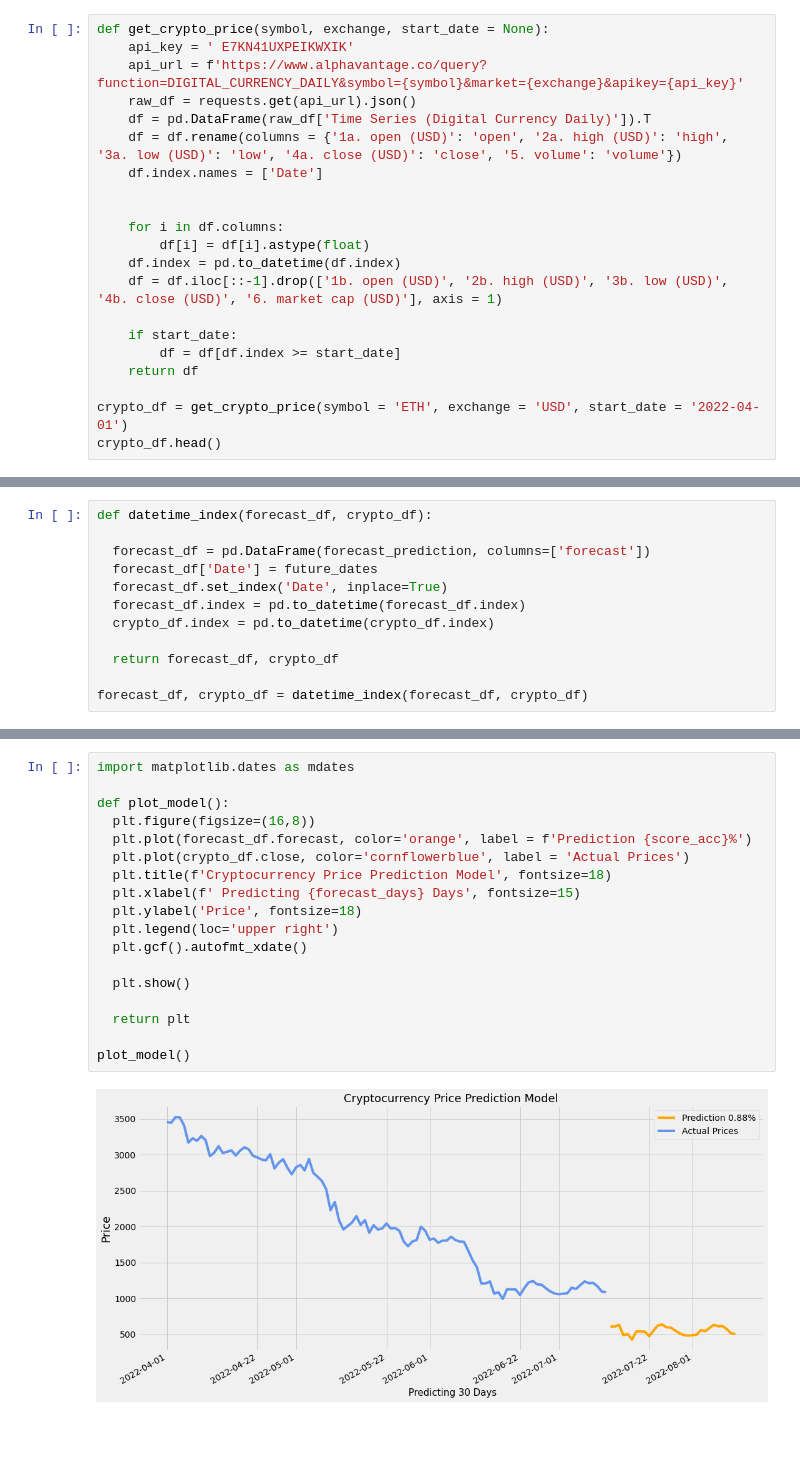
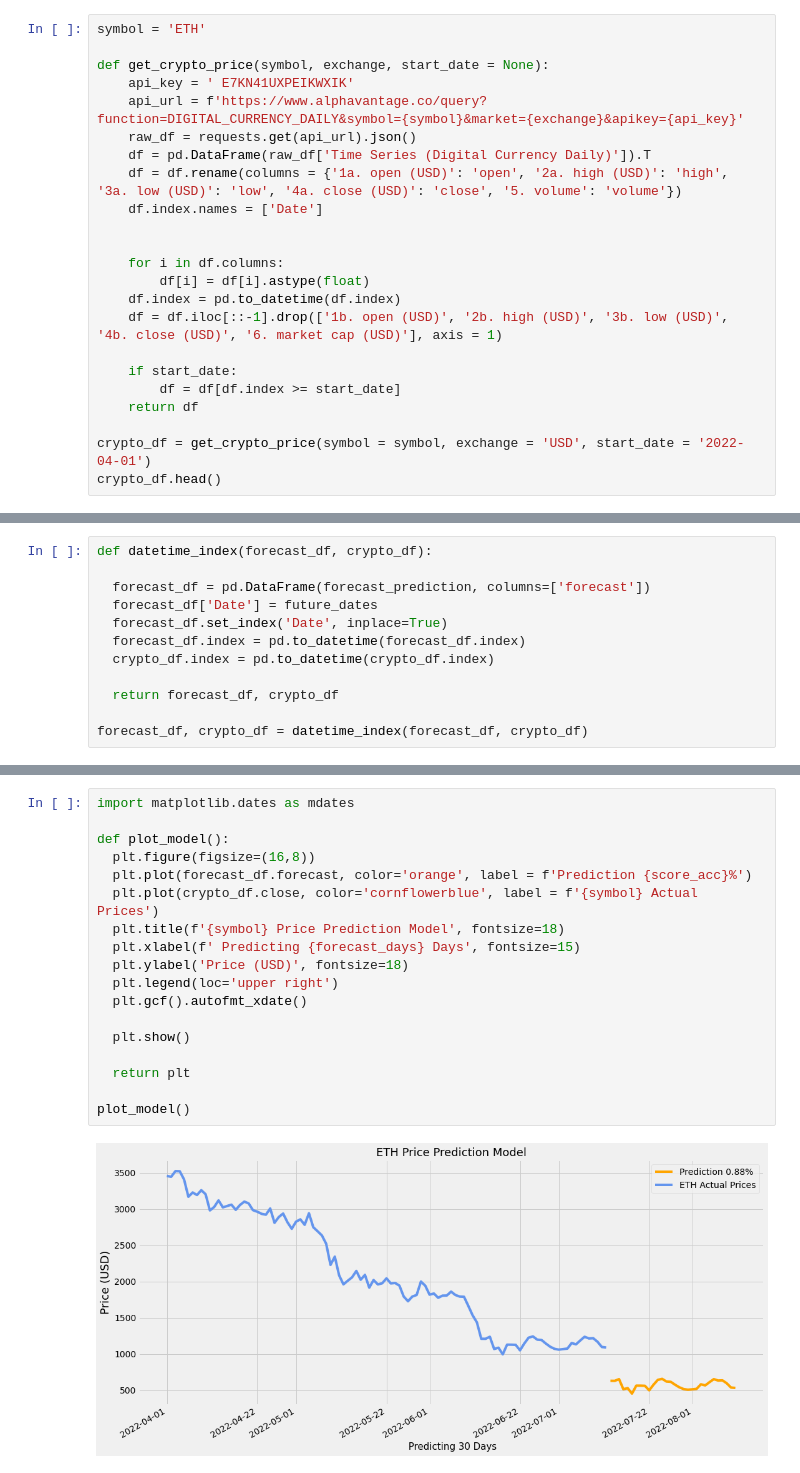
Before and after one commit to rudycav/Digital-Assets-Prediction-Model, a Jupyter notebook: Project/ Crypto_forecast_model.ipynb, the cells around one changed output, grey strips where cells are left out. Saved outputs shown, nothing was run; the diff lists cells and outputs as text; blank space fills up the shorter version.

```diff
--- a/Project/ Crypto_forecast_model.ipynb
+++ b/Project/ Crypto_forecast_model.ipynb
@@ -27,6 +27,8 @@ from sklearn.model_selection import StratifiedKFold
 from imblearn.under_sampling import RandomUnderSampler
 from scipy.stats import sem
 # %%
+symbol = 'ETH'
+
 def get_crypto_price(symbol, exchange, start_date = None):
     api_key = ' E7KN41UXPEIKWXIK'
     api_url = f'https://www.alphavantage.co/query?function=DIGITAL_CURRENCY_DAILY&symbol={symbol}&market={exchange}&apikey={api_key}'
@@ -45,7 +47,7 @@ def get_crypto_price(symbol, exchange, start_date = None):
         df = df[df.index >= start_date]
     return df
 
-crypto_df = get_crypto_price(symbol = 'ETH', exchange = 'USD', start_date = '2022-04-01')
+crypto_df = get_crypto_price(symbol = symbol, exchange = 'USD', start_date = '2022-04-01')
 crypto_df.head()
 # %% [output]
 |  | open | high | low | close | volume |
@@ -182,21 +184,21 @@ Date
 # %%
 import matplotlib.dates as mdates
 
 def plot_model():
   plt.figure(figsize=(16,8))
   plt.plot(forecast_df.forecast, color='orange', label = f'Prediction {score_acc}%')
-  plt.plot(crypto_df.close, color='cornflowerblue', label = 'Actual Prices')
-  plt.title(f'Cryptocurrency Price Prediction Model', fontsize=18)
+  plt.plot(crypto_df.close, color='cornflowerblue', label = f'{symbol} Actual Prices')
+  plt.title(f'{symbol} Price Prediction Model', fontsize=18)
   plt.xlabel(f' Predicting {forecast_days} Days', fontsize=15)
-  plt.ylabel('Price', fontsize=18)
+  plt.ylabel('Price (USD)', fontsize=18)
   plt.legend(loc='upper right')
   plt.gcf().autofmt_xdate()
 
   plt.show()
 
   return plt
 
 plot_model()
 # %% [output]
-[figure, old version]
+[figure, new version]
 <module 'matplotlib.pylab' from '/usr/local/lib/python3.7/dist-packages/matplotlib/pylab.py'>
```
Also changed, not shown: parts of 3 cells of this notebook.
